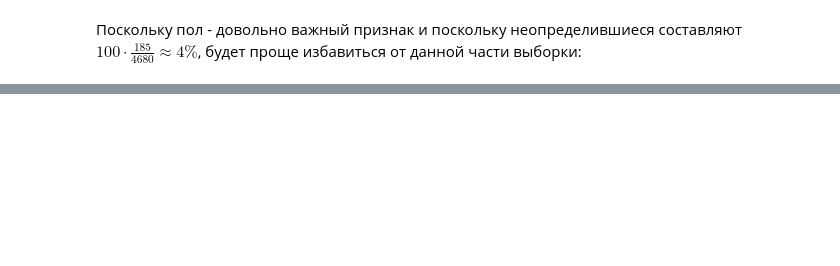
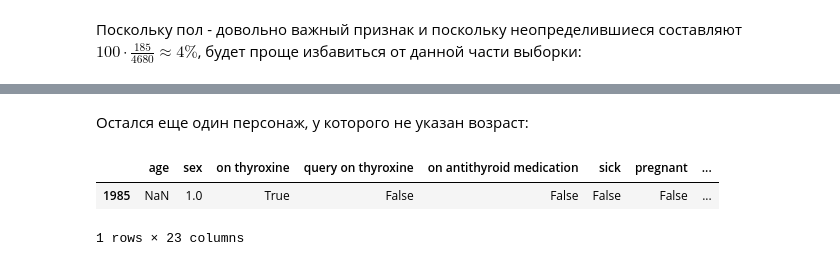
Before and after one commit to IooHooI/CLASSIFICATION_1, a Jupyter notebook: notebooks/SOLUTION.ipynb, the cells around one changed output, grey strips where cells are left out. Drawn from its saved outputs; the diff is of its cells as text; code cells hidden in the pictures; blank space fills up the shorter version.

```diff
--- a/notebooks/SOLUTION.ipynb
+++ b/notebooks/SOLUTION.ipynb
@@ -172,4 +182,4 @@ data_frame[(data_frame.sex.isnull()) & (data_frame.pregnant)]
 # %% [markdown]
 Поскольку пол - довольно важный признак и поскольку неопределившиеся составляют $100 \cdot \frac{185}{4680} \approx 4\%$, будет проще избавиться от данной части выборки:
 # %%
-data_frame[(data_frame.sex.isnull()) & (data_frame.pregnant)].index
+data_frame.drop(data_frame[(data_frame.sex.isnull())].index, inplace=True)
@@ -175,0 +206,8 @@ data_frame[(data_frame.sex.isnull()) & (data_frame.pregnant)].index
+# %% [markdown]
+Остался еще один персонаж, у которого не указан возраст:
+# %%
+data_frame[(data_frame.age.isnull())]
+# %% [output]
+|  | age | sex | on thyroxine | query on thyroxine | on antithyroid medication | sick | pregnant | ... |
+| 1985 | NaN | 1.0 | True | False | False | False | False | ... |
+1 rows × 23 columns
```
Also changed, not shown: parts of 38 cells of this notebook, 1 other file.
